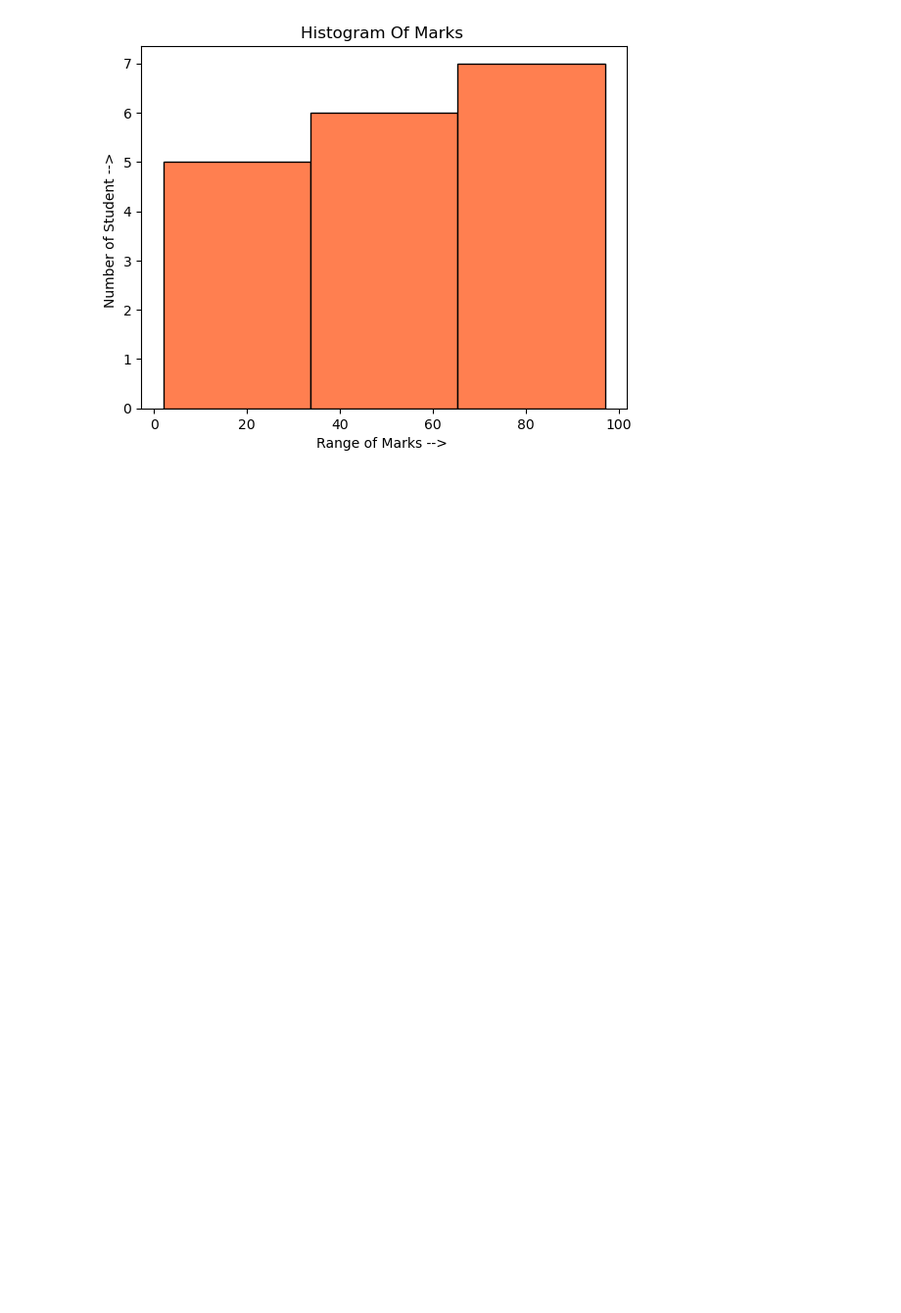
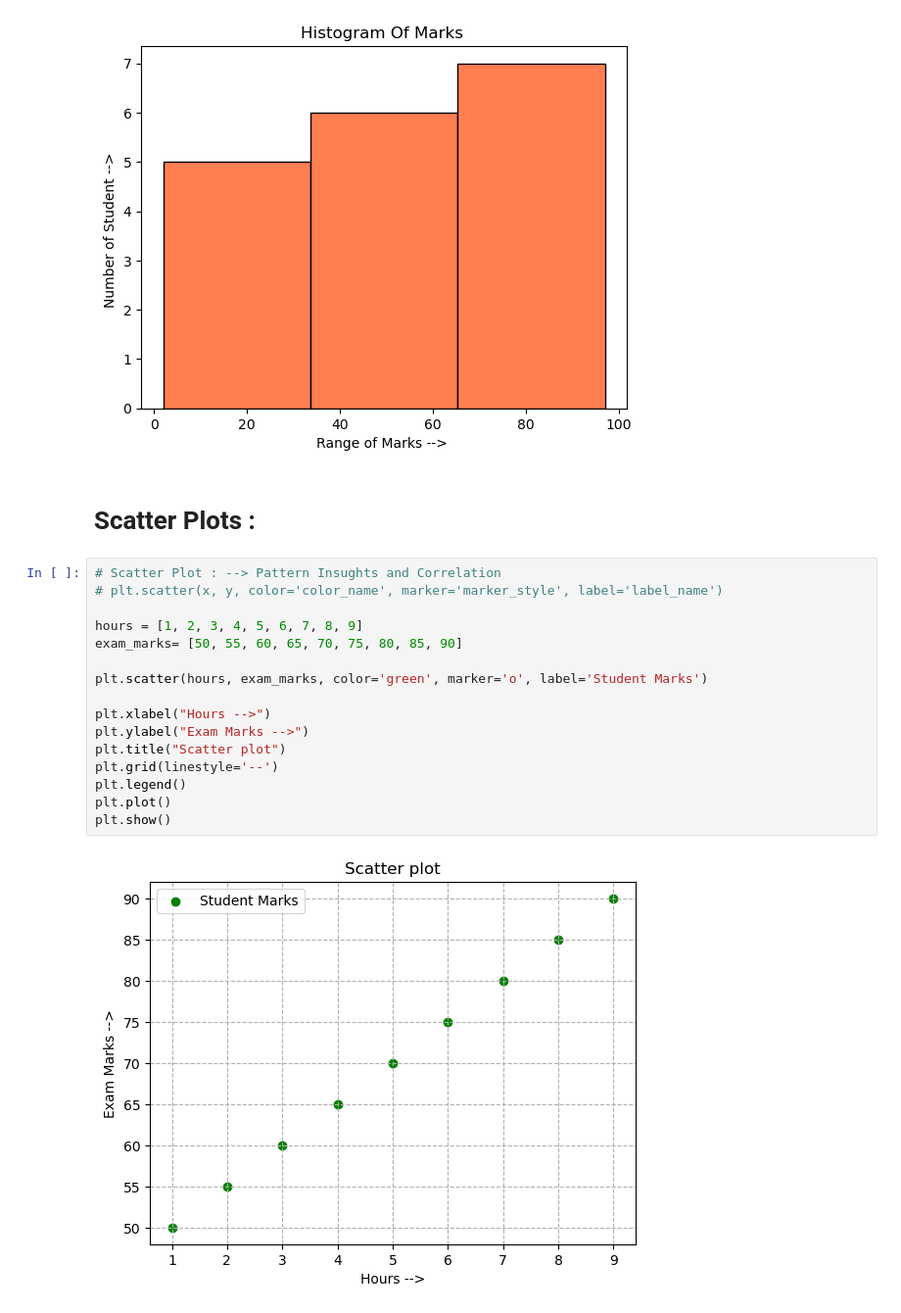
Before and after one commit to Nevin100/Data-Visualization, a Jupyter notebook: Matplotlib.ipynb, the cells around one changed output. Shown at 98% size. Saved outputs shown, nothing was run; the diff lists cells and outputs as text; blank space fills up the shorter version.

Commit message:
Revised Scatter Plots

```diff
--- a/Matplotlib.ipynb
+++ b/Matplotlib.ipynb
@@ -116,3 +116,23 @@ plt.plot()
 plt.show()
 # %% [output]
 [figure]
+# %% [markdown]
+# Scatter Plots :
+# %%
+# Scatter Plot : --> Pattern Insughts and Correlation
+# plt.scatter(x, y, color='color_name', marker='marker_style', label='label_name')
+
+hours = [1, 2, 3, 4, 5, 6, 7, 8, 9]
+exam_marks= [50, 55, 60, 65, 70, 75, 80, 85, 90]
+
+plt.scatter(hours, exam_marks, color='green', marker='o', label='Student Marks')
+
+plt.xlabel("Hours -->")
+plt.ylabel("Exam Marks -->")
+plt.title("Scatter plot")
+plt.grid(linestyle='--')
+plt.legend()
+plt.plot()
+plt.show()
+# %% [output]
+[figure, added]
```
Also changed, not shown: parts of 2 cells of this notebook.
